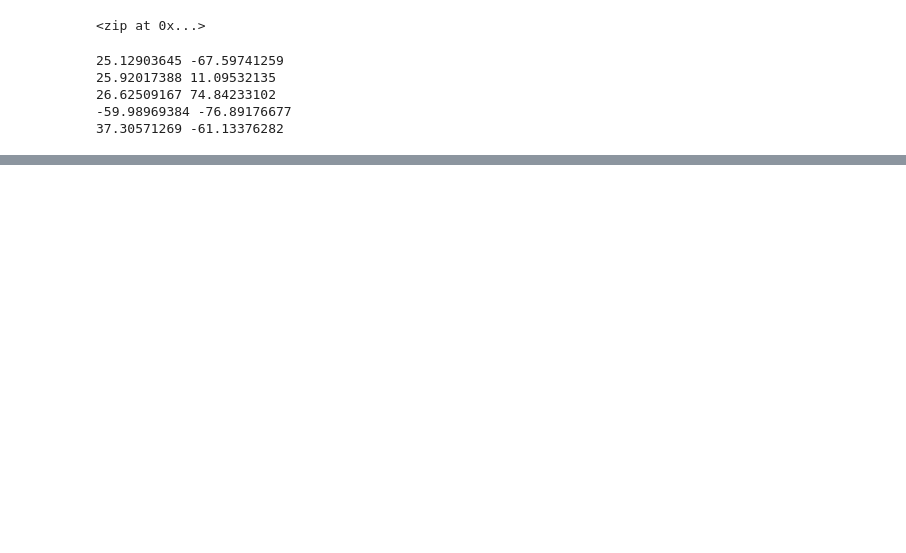
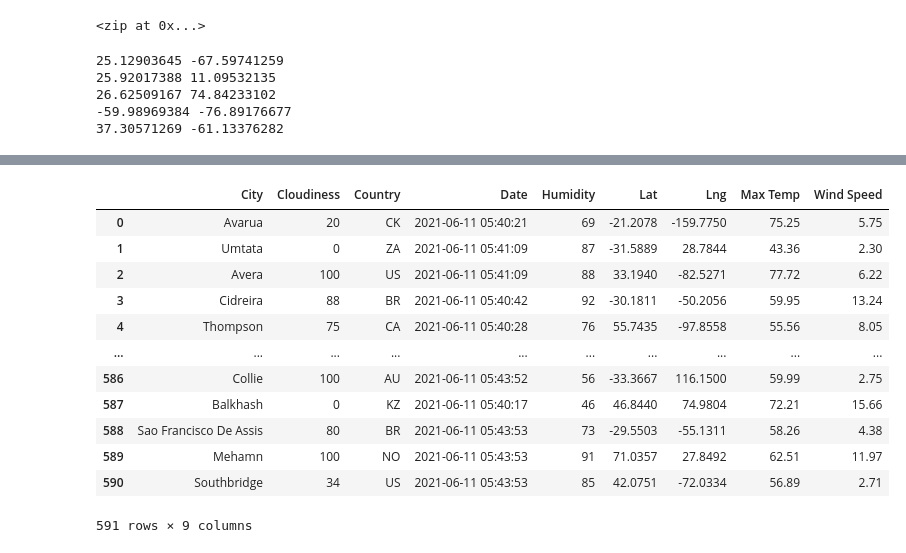
Before and after one commit to arielzzq/module6_World_Weather_Analysis, a Jupyter notebook: WeatherPy.ipynb, the cells around one changed output, grey strips where cells are left out. Cells and saved outputs as stored; diff of their text form; code cells hidden in the pictures; blank space fills up the shorter version.

```diff
--- a/WeatherPy.ipynb
+++ b/WeatherPy.ipynb
@@ -91,0 +97,19 @@ len(cities)
+# %%
+# Import the requests library.
+import requests
+
+# Import the API key.
+from config import weather_api_key
+
+# Starting URL for Weather Map API Call.
+url = "http://api.openweathermap.org/data/2.5/weather?units=Imperial&APPID=" + weather_api_key
+# %%
+# Loop through all the cities in our list.
+for i in range(len(cities)):
+
+    # Group cities in sets of 50 for logging purposes.
+    if (i % 50 == 0 and i >= 50):
+        set_count += 1
+        record_count = 1
+    # Create endpoint URL with each city.
+    city_url = url + "&q=" + cities[i]
@@ -91,0 +185,4 @@ len(cities)
+# %%
+# Convert the array of dictionaries to a Pandas DataFrame.
+city_data_df = pd.DataFrame(city_data)
+city_data_df.head(10)
@@ -91,0 +201,19 @@ len(cities)
+# %%
+new_column_order = ["City", "Cloudiness", "Country","Date","Humidity","Lat","Lng","Max Temp", "Wind Speed"]
+city_data_df = city_data_df[new_column_order]
+# %%
+city_data_df
+# %% [output]
+|  | City | Cloudiness | Country | Date | Humidity | Lat | Lng | Max Temp | Wind Speed |
+| 0 | Avarua | 20 | CK | 2021-06-11 05:40:21 | 69 | -21.2078 | -159.7750 | 75.25 | 5.75 |
+| 1 | Umtata | 0 | ZA | 2021-06-11 05:41:09 | 87 | -31.5889 | 28.7844 | 43.36 | 2.30 |
+| 2 | Avera | 100 | US | 2021-06-11 05:41:09 | 88 | 33.1940 | -82.5271 | 77.72 | 6.22 |
+| 3 | Cidreira | 88 | BR | 2021-06-11 05:40:42 | 92 | -30.1811 | -50.2056 | 59.95 | 13.24 |
+| 4 | Thompson | 75 | CA | 2021-06-11 05:40:28 | 76 | 55.7435 | -97.8558 | 55.56 | 8.05 |
+| ... | ... | ... | ... | ... | ... | ... | ... | ... | ... |
+| 586 | Collie | 100 | AU | 2021-06-11 05:43:52 | 56 | -33.3667 | 116.1500 | 59.99 | 2.75 |
+| 587 | Balkhash | 0 | KZ | 2021-06-11 05:40:17 | 46 | 46.8440 | 74.9804 | 72.21 | 15.66 |
+| 588 | Sao Francisco De Assis | 80 | BR | 2021-06-11 05:43:53 | 73 | -29.5503 | -55.1311 | 58.26 | 4.38 |
+| 589 | Mehamn | 100 | NO | 2021-06-11 05:43:53 | 91 | 71.0357 | 27.8492 | 62.51 | 11.97 |
+| 590 | Southbridge | 34 | US | 2021-06-11 05:43:53 | 85 | 42.0751 | -72.0334 | 56.89 | 2.71 |
+591 rows × 9 columns
```
Also changed, not shown: parts of 10 cells of this notebook.
